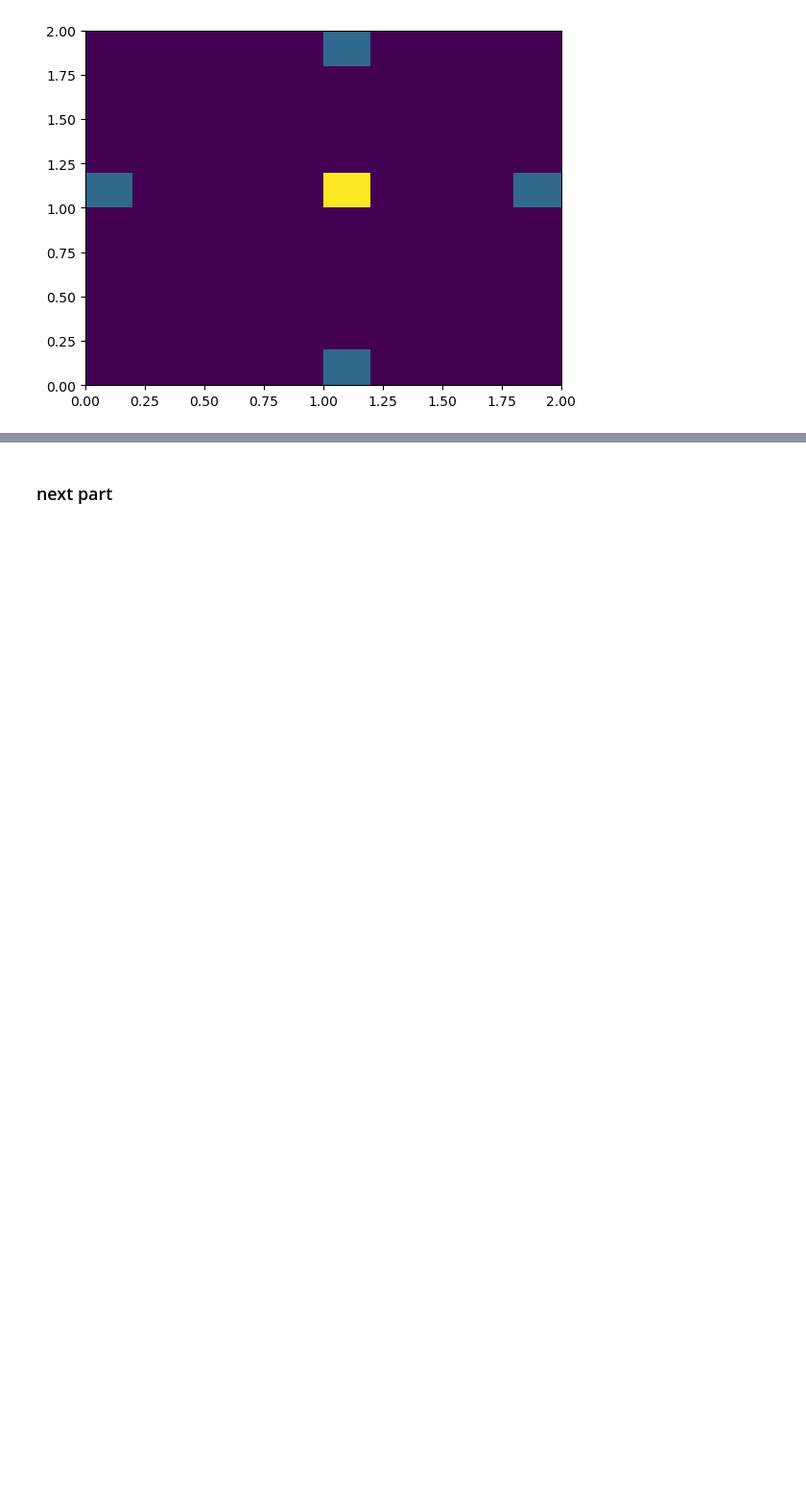
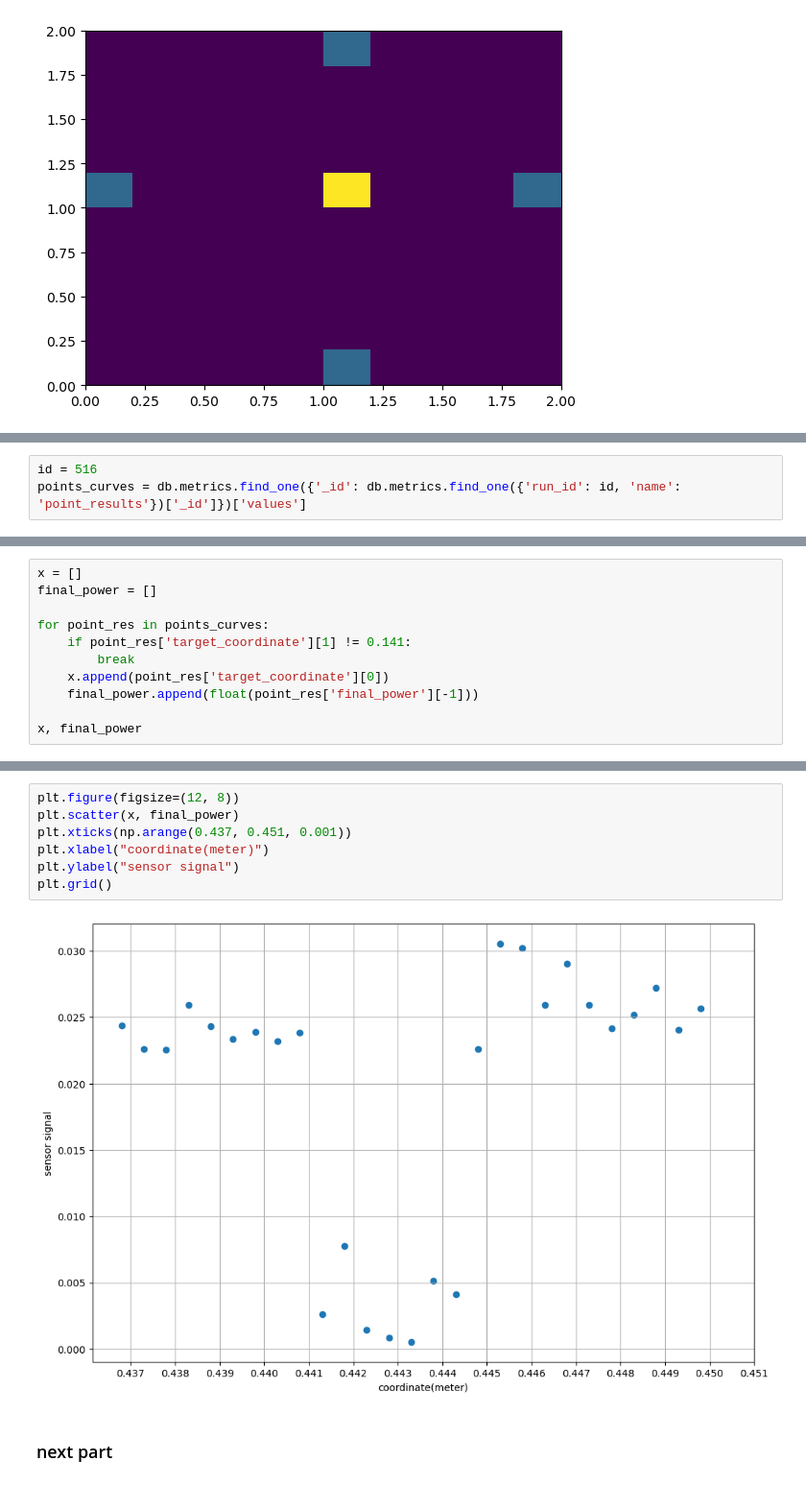
Before and after one commit to KGBcomrade/UR5-Control, a Jupyter notebook: log_parser.ipynb, the cells around one changed output, grey strips where cells are left out. Shown at 96% size. Drawn from its saved outputs; the diff is of its cells as text; blank space fills up the shorter version.

```diff
--- a/log_parser.ipynb
+++ b/log_parser.ipynb
@@ -186,0 +189,3 @@ plt.hist2d([0, 0, 0, 1, 1, 1, 2, 2, 2], [0, 1, 2, 0, 1, 2, 0, 1, 2], weights=[0,
+# %%
+id = 516
+points_curves = db.metrics.find_one({'_id': db.metrics.find_one({'run_id': id, 'name': 'point_results'})['_id']})['values']
@@ -186,0 +200,11 @@ plt.hist2d([0, 0, 0, 1, 1, 1, 2, 2, 2], [0, 1, 2, 0, 1, 2, 0, 1, 2], weights=[0,
+# %%
+x = []
+final_power = []
+
+for point_res in points_curves:
+    if point_res['target_coordinate'][1] != 0.141:
+        break
+    x.append(point_res['target_coordinate'][0])
+    final_power.append(float(point_res['final_power'][-1]))
+
+x, final_power
@@ -187,2 +229,11 @@ plt.hist2d([0, 0, 0, 1, 1, 1, 2, 2, 2], [0, 1, 2, 0, 1, 2, 0, 1, 2], weights=[0,
+# %%
+plt.figure(figsize=(12, 8))
+plt.scatter(x, final_power)
+plt.xticks(np.arange(0.437, 0.451, 0.001))
+plt.xlabel("coordinate(meter)")
+plt.ylabel("sensor signal")
+plt.grid()
+# %% [output]
+[figure, added]
 # %% [markdown]
 ### next part
```
Also changed, not shown: parts of 10 cells of this notebook, 2 other files.
